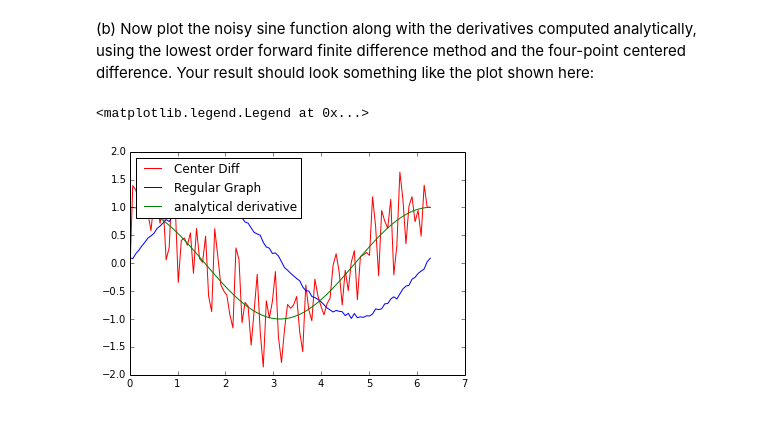
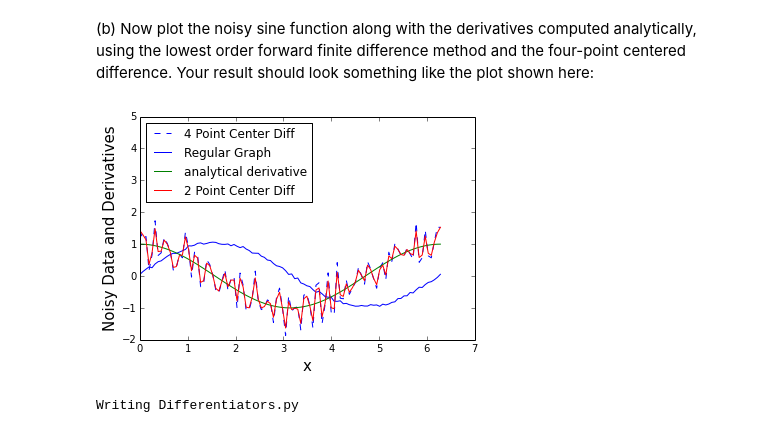
Before and after one commit to jbowen02/PHYS202-S14, a Jupyter notebook: SciPy/DifferentiationExercises.ipynb, the cells around one changed output. Saved outputs shown, nothing was run; the diff lists cells and outputs as text; code cells hidden in the pictures.

```diff
--- a/SciPy/DifferentiationExercises.ipynb
+++ b/SciPy/DifferentiationExercises.ipynb
@@ -141,4 +141,5 @@ def fourPtCenteredDiff(x,y):
 # %%
 dydx4 = fourPtCenteredDiff(x,y)
 dydx3 = 32*x**3 + 3
+dydx2 = twoPtCenteredDiff(x,y)
 # %%
@@ -161,10 +162,43 @@ plt.show()
 # %%
 dydx4 = fourPtCenteredDiff(x,y)
 dydx3 = np.cos(x)
-plt.plot(x,dydx4, color="red", label = "Center Diff")
+plt.plot(x,dydx4, "--", label = "4 Point Center Diff")
 plt.plot(x,y, color="blue", label = "Regular Graph")
 plt.plot(x,dydx3, color="green", label = "analytical derivative")
+plt.plot(x,dydx2, color = "red", label = "2 Point Center Diff")
 plt.legend(loc='upper left')
+plt.ylim(-2.0, 5.0)
+plt.xlabel('x',fontsize=15)
+plt.ylabel('Noisy Data and Derivatives',fontsize=15)
+plt.show()
 # %% [output]
-<matplotlib.legend.Legend at 0x...>
-[figure, old version]
+[figure, new version]
+# %%
+%%file Differentiators.py
+
+def twoPtForwardDiff(x,y):
+    """Docstring Here"""
+    dydx = np.zeros(y.shape,float)
+    dydx[0:-1] = np.diff(y)/np.diff(x)
+    dydx[-1] = (y[-1] - y[-2]) / (x[-1] - x[-2])
+    return dydx
+
+def twoPtCenteredDiff(x,y):
+    """Docstring Here"""
+    dydx = np.zeros(y.shape,float)
+    dydx[1:-1] = (y[2:] - y[:-2]) / (x[2:] - x[:-2])
+    dydx[0] = (y[1] - y[0]) / (x[1] - x[0])
+    dydx[-1] = (y[-1] - y[-2]) / (x[-1] - x[-2])
+    return dydx
+
+def fourPtCenteredDiff(x,y):
+    """Docstring Here"""
+    dydx = np.zeros(y.shape,float)
+    dydx[2:-2] = ((y[0:-4] - 8*y[1:-3]) + (8*y[3:-1] - y[4:])) / (12*(x[1] - x[0]))
+    dydx[0] = (y[1] - y[0]) / (x[1] - x[0])
+    dydx[1] = (y[2] - y[1]) / (x[2] - x[1])
+    dydx[-1] = (y[-1] - y[-2]) / (x[-1] - x[-2])
+    dydx[-2] = (y[-2] - y[-1]) / (x[-3] - x[-2])
+    return dydx
+# %% [output]
+Writing Differentiators.py
```
Also changed, not shown: parts of 6 cells of this notebook, 5 other files.
